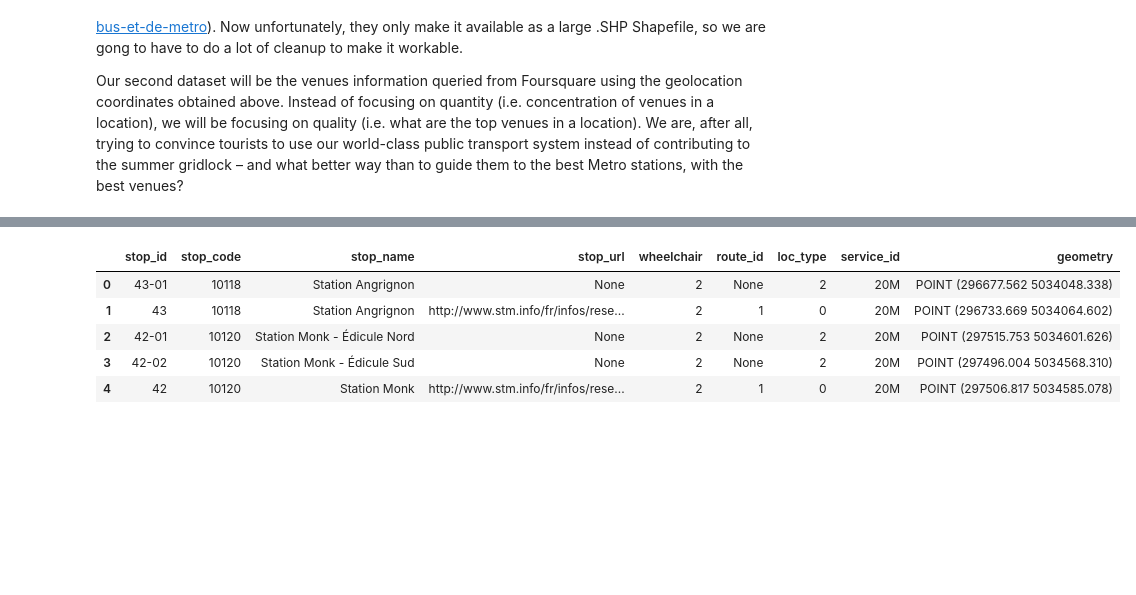
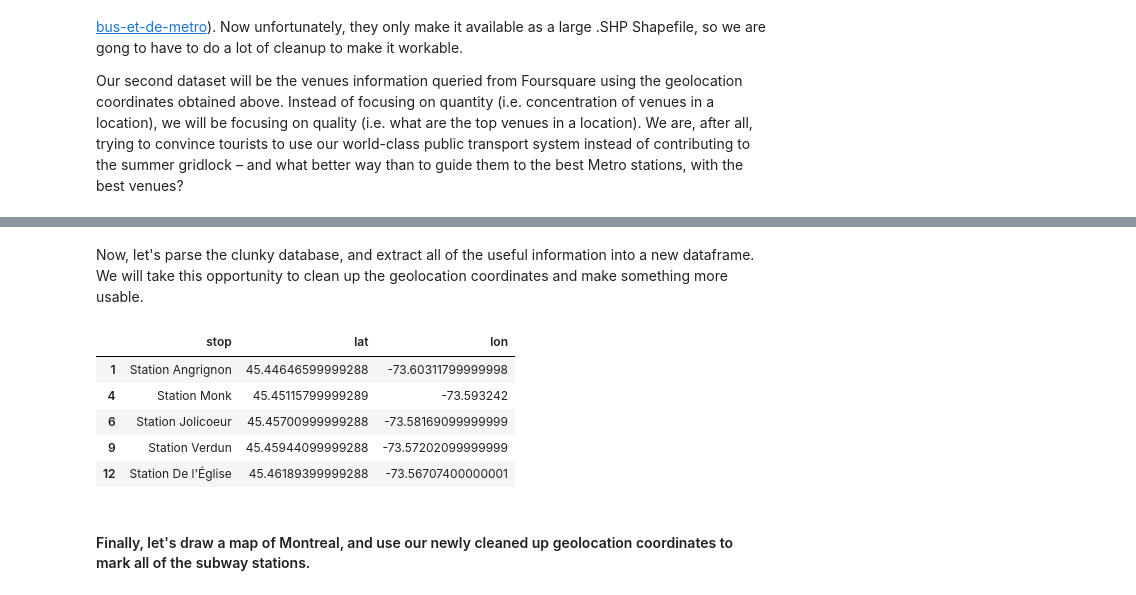
Before and after one commit to AlexIugan/IBM_DataScience_Coursework, a Jupyter notebook: Capstone Battle of the Neighborhoods.ipynb, the cells around one changed output, grey strips where cells are left out. Drawn from its saved outputs; the diff is of its cells as text; code cells hidden in the pictures; blank space fills up the shorter version.

Commit message:
Update Capstone Battle of the Neighborhoods.ipynb
Cleaned up code, commented sections, and added map draw.

```diff
--- a/Capstone Battle of the Neighborhoods.ipynb
+++ b/Capstone Battle of the Neighborhoods.ipynb
@@ -78,9 +124,21 @@ df = gpd.read_file('stm_arrets_sig.shp')
+# %% [markdown]
+Now, let's parse the clunky database, and extract all of the useful information into a new dataframe. We will take this opportunity to clean up the geolocation coordinates and make something more usable.
+# %%
+df_metro_geo = pd.DataFrame()
+df_metro_geo['stop'] = ''
+df_metro_geo['lat'] = ''
+df_metro_geo['lon'] = ''
+# %%
+for name, geometry in zip('df_metro.stop_name', 'df_metro.geometry'):
+    df_metro_geo.stop = df_metro.stop_name
+    df_metro_geo.lon = df_metro.geometry.str.extract(pat = r"(-[0-9][0-9].[0-9]*)")
+    df_metro_geo.lat = df_metro.geometry.str.extract(pat = r"[0-9]\s([0-9][0-9].[0-9]*)")
 # %%
-df.head()
+df_metro_geo.head()
 # %% [output]
-|  | stop_id | stop_code | stop_name | stop_url | wheelchair | route_id | loc_type | service_id | geometry |
-| 0 | 43-01 | 10118 | Station Angrignon | None | 2 | None | 2 | 20M | POINT (296677.562 5034048.338) |
-| 1 | 43 | 10118 | Station Angrignon | http://www.stm.info/fr/infos/rese... | 2 | 1 | 0 | 20M | POINT (296733.669 5034064.602) |
-| 2 | 42-01 | 10120 | Station Monk - Édicule Nord | None | 2 | None | 2 | 20M | POINT (297515.753 5034601.626) |
-| 3 | 42-02 | 10120 | Station Monk - Édicule Sud | None | 2 | None | 2 | 20M | POINT (297496.004 5034568.310) |
-| 4 | 42 | 10120 | Station Monk | http://www.stm.info/fr/infos/rese... | 2 | 1 | 0 | 20M | POINT (297506.817 5034585.078) |
+|  | stop | lat | lon |
+| 1 | Station Angrignon | 45.44646599999288 | -73.60311799999998 |
+| 4 | Station Monk | 45.45115799999289 | -73.593242 |
+| 6 | Station Jolicoeur | 45.45700999999288 | -73.58169099999999 |
+| 9 | Station Verdun | 45.45944099999288 | -73.57202099999999 |
+| 12 | Station De l'Église | 45.46189399999288 | -73.56707400000001 |
@@ -96,0 +145,2 @@ df_metro.head()
+# %% [markdown]
+#### Finally, let's draw a map of Montreal, and use our newly cleaned up geolocation coordinates to mark all of the subway stations.
```
Also changed, not shown: parts of 17 cells of this notebook.
